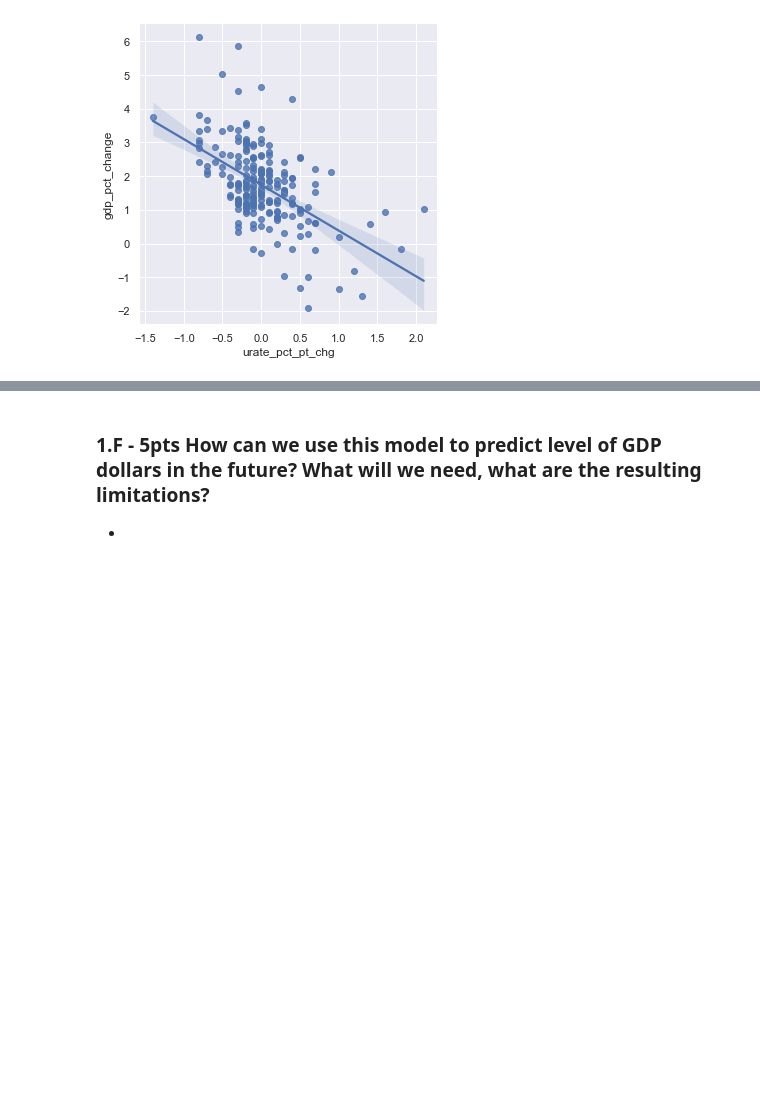
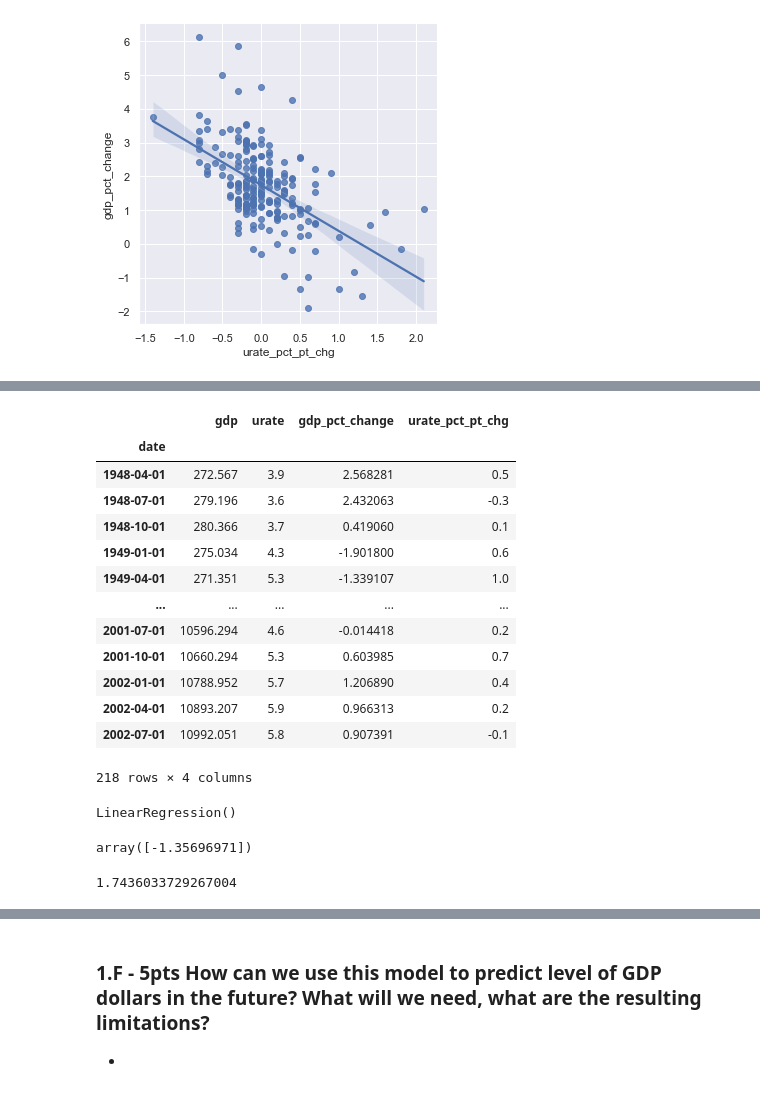
Before and after one commit to earnestsalgado/time-series-analysis_spr22, a Jupyter notebook: HW3/Week 3 Assignment Box Jenkins Models.ipynb, the cells around one changed output, grey strips where cells are left out. Saved outputs shown, nothing was run; the diff lists cells and outputs as text; code cells hidden in the pictures; blank space fills up the shorter version.

```diff
--- a/HW3/Week 3 Assignment Box Jenkins Models.ipynb
+++ b/HW3/Week 3 Assignment Box Jenkins Models.ipynb
@@ -201,0 +209,17 @@ Name: urate_pct_pt_chg, dtype: float64
+# %%
+y_train
+# %% [output]
+|  | gdp | urate | gdp_pct_change | urate_pct_pt_chg |
+| date |  |  |  |  |
+| 1948-04-01 | 272.567 | 3.9 | 2.568281 | 0.5 |
+| 1948-07-01 | 279.196 | 3.6 | 2.432063 | -0.3 |
+| 1948-10-01 | 280.366 | 3.7 | 0.419060 | 0.1 |
+| 1949-01-01 | 275.034 | 4.3 | -1.901800 | 0.6 |
+| 1949-04-01 | 271.351 | 5.3 | -1.339107 | 1.0 |
+| ... | ... | ... | ... | ... |
+| 2001-07-01 | 10596.294 | 4.6 | -0.014418 | 0.2 |
+| 2001-10-01 | 10660.294 | 5.3 | 0.603985 | 0.7 |
+| 2002-01-01 | 10788.952 | 5.7 | 1.206890 | 0.4 |
+| 2002-04-01 | 10893.207 | 5.9 | 0.966313 | 0.2 |
+| 2002-07-01 | 10992.051 | 5.8 | 0.907391 | -0.1 |
+218 rows × 4 columns
@@ -201,0 +238,16 @@ Name: urate_pct_pt_chg, dtype: float64
+# %%
+#Fitting simple Linear Regression Model
+linr_model = LinearRegression().fit(X, y)
+
+linr_model
+# %% [output]
+LinearRegression()
+# %%
+#Model Fitting Results
+linr_model.coef_
+# %% [output]
+array([-1.35696971])
+# %%
+linr_model.intercept_
+# %% [output]
+1.7436033729267004
```
Also changed, not shown: parts of 21 cells of this notebook.
